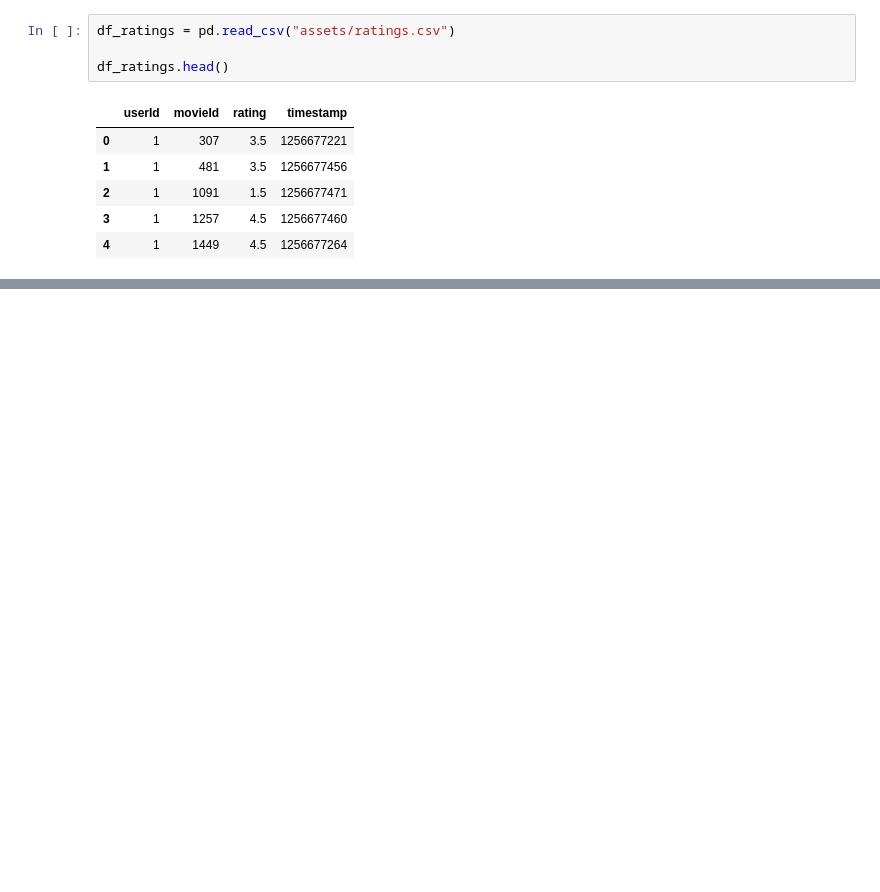
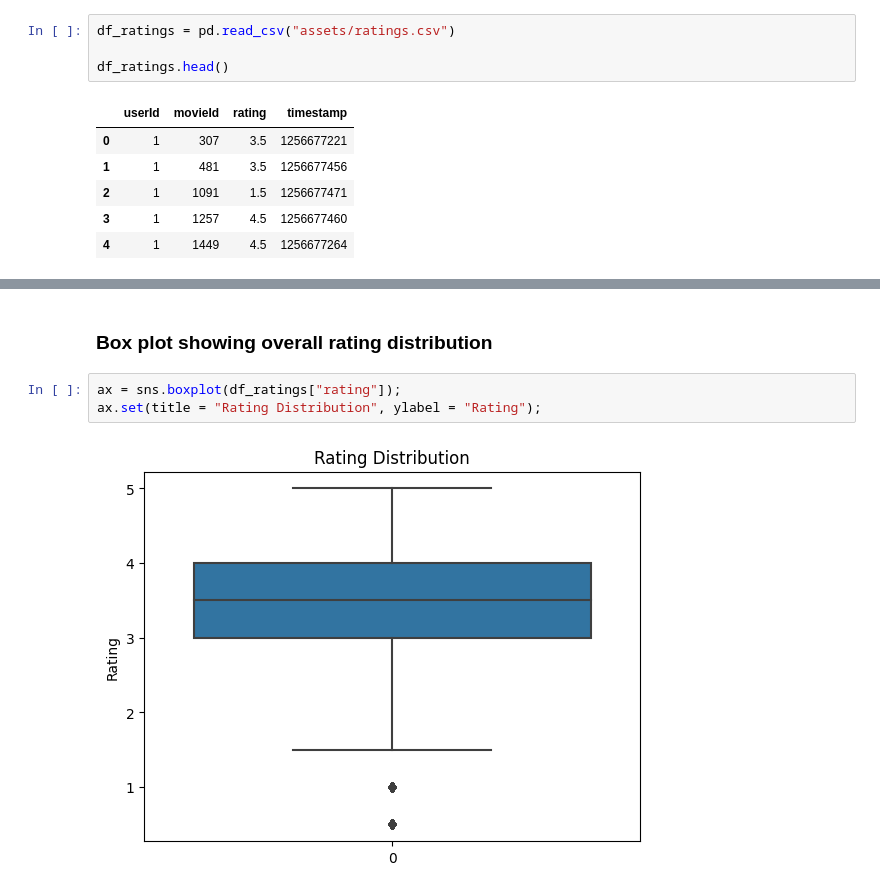
Before and after one commit to Andreas-Svensson/movie_recommender, a Jupyter notebook: data_analysis.ipynb, the cells around one changed output, grey strips where cells are left out. Cells and saved outputs as stored; diff of their text form; blank space fills up the shorter version.

```diff
--- a/data_analysis.ipynb
+++ b/data_analysis.ipynb
@@ -317,0 +181,7 @@ Occurrences = 3
+# %% [markdown]
+### Box plot showing overall rating distribution
+# %%
+ax = sns.boxplot(df_ratings["rating"]);
+ax.set(title = "Rating Distribution", ylabel = "Rating");
+# %% [output]
+[figure, added]
```
Also changed, not shown: parts of 74 cells of this notebook.
